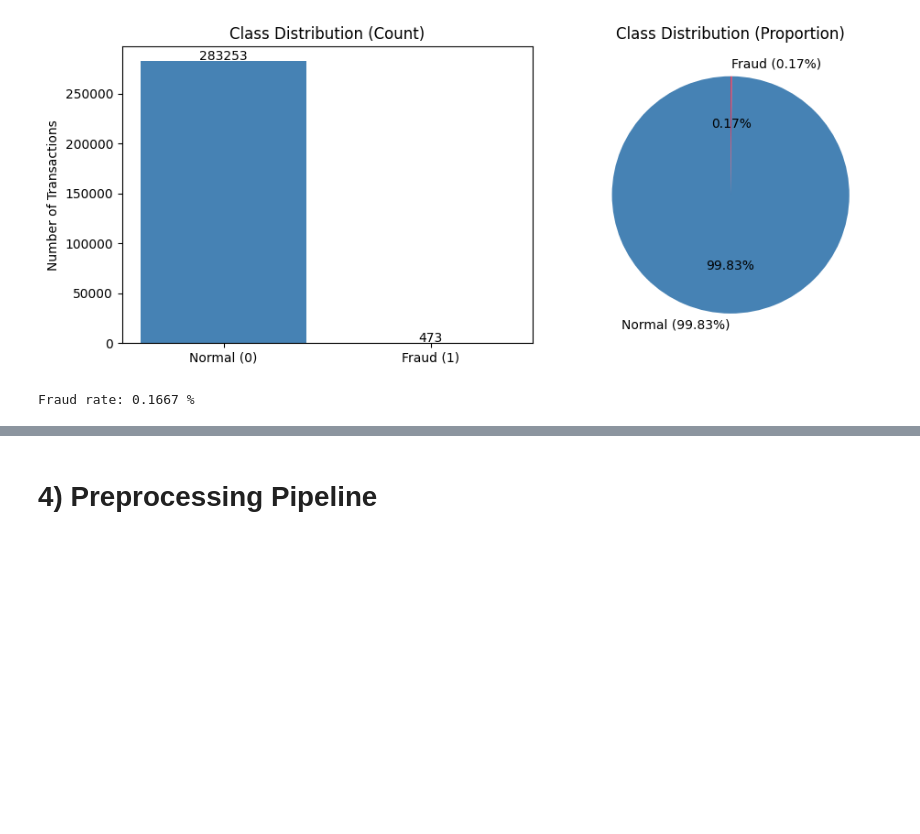
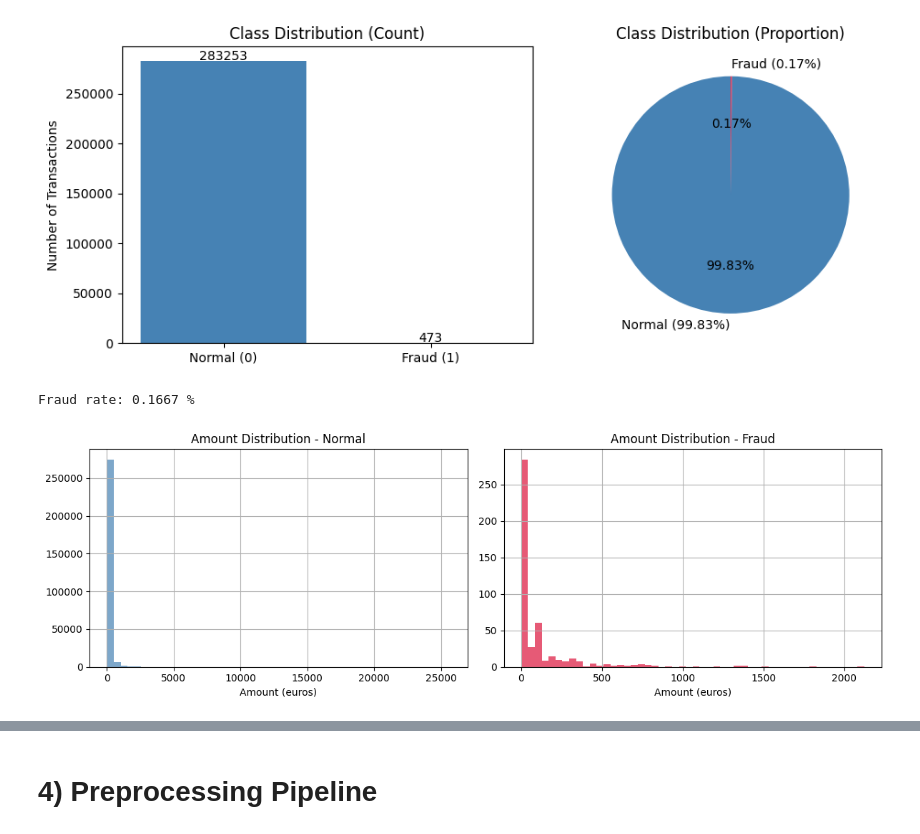
Before and after one commit to Basma-e/ECE447-Anomaly-Detection, a Jupyter notebook: notebooks/memberA/memberA_eda_statistical.ipynb, the cells around one changed output, grey strips where cells are left out. Cells and saved outputs as stored; diff of their text form; code cells hidden in the pictures; blank space fills up the shorter version.

```diff
--- a/notebooks/memberA/memberA_eda_statistical.ipynb
+++ b/notebooks/memberA/memberA_eda_statistical.ipynb
@@ -284,3 +284,19 @@ print("Fraud rate:", round(counts[1] / counts.sum() * 100, 4), "%")
 # %% [output]
 [figure]
 Fraud rate: 0.1667 %
+# %%
+fig, axes = plt.subplots(1, 2, figsize=(12, 4))
+
+df[df['Class'] == 0]['Amount'].hist(bins=50, ax=axes[0], color='steelblue', alpha=0.7)
+axes[0].set_title('Amount Distribution - Normal')
+axes[0].set_xlabel('Amount (euros)')
+
+df[df['Class'] == 1]['Amount'].hist(bins=50, ax=axes[1], color='crimson', alpha=0.7)
+axes[1].set_title('Amount Distribution - Fraud')
+axes[1].set_xlabel('Amount (euros)')
+
+plt.tight_layout()
+plt.savefig('../../artifacts/figures/amount_distribution.png')
+plt.show()
+# %% [output]
+[figure, added]
```
Also changed, not shown: parts of 10 cells of this notebook, 3 other files.
